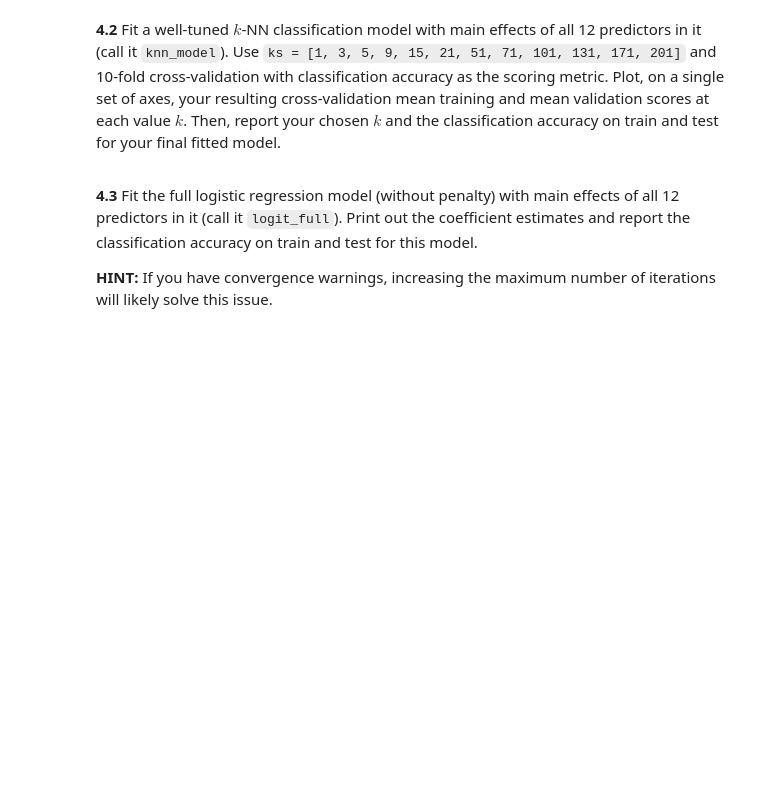
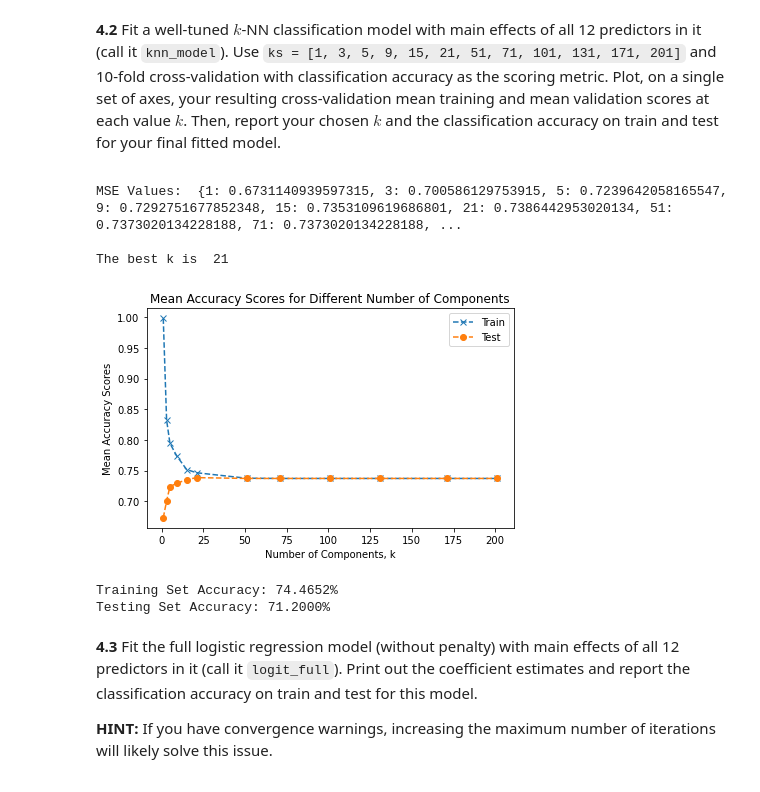
Before and after one commit to westonruths/ac209a, a Jupyter notebook: cs109a_hw5/cs109a_hw5.ipynb, the cells around one changed output. Saved outputs shown, nothing was run; the diff lists cells and outputs as text; code cells hidden in the pictures; blank space fills up the shorter version.

```diff
--- a/cs109a_hw5/cs109a_hw5.ipynb
+++ b/cs109a_hw5/cs109a_hw5.ipynb
@@ -698,0 +782,18 @@ $AP \geq 554.06$
+# %%
+# your code here
+non_binary_predict= ["test", "ap", "avg_ap", "sat_subjects", "gpa"]
+scaler= StandardScaler()
+nbpredict= scaler.fit_transform(college_train[non_binary_predict])
+nbpredict1= scaler.fit_transform(college_test[non_binary_predict])
+
+college_train['test']= nbpredict[:, 0]
+college_train['ap']= nbpredict[:, 1]
+college_train['avg_ap']= nbpredict[:,2]
+college_train['sat_subjects']= nbpredict[:,3]
+college_train['gpa']= nbpredict[:, 4]
+
+college_test['test']= nbpredict1[:, 0]
+college_test['ap']= nbpredict1[:, 1]
+college_test['avg_ap']= nbpredict1[:,2]
+college_test['sat_subjects']= nbpredict1[:,3]
+college_test['gpa']= nbpredict1[:, 4]
@@ -709,3 +815,62 @@ np.random.seed(121) # Do not delete or modify this line of code
+# %%
+np.random.seed(121) # Do not delete or modify this line of code
+
+# your code here
+ks = [1, 3, 5, 9, 15, 21, 51, 71, 101, 131, 171, 201]
+predictors = [
+    "test", "ap", "avg_ap", "sat_subjects",
+    "gpa", "female", "minority", "international",
+    "sports", "harvard", "early_app", "alumni",
+]
+
+X_train = college_train[predictors]
+y_train = college_train['admitted']
+
+X_test = college_test[predictors]
+y_test = college_test['admitted']
+
+mse_vals_train = {}
+mse_vals_test = {}
+
+for k in ks:
+    knn_model = KNeighborsClassifier(n_neighbors=k).fit(X_train, y_train)
+    mse_score = cross_validate(knn_model, X_train, y_train, cv=10, scoring="accuracy", return_train_score=True)
+    mse_vals_train[k] = np.mean(mse_score['train_score'])
+    mse_vals_test[k] = np.mean(mse_score['test_score'])
+
+print ("MSE Values: ", mse_vals_test)
+best_k = max(mse_vals_test, key=mse_vals_test.get)
+print ("\nThe best k is ", best_k)
+
+plt.plot(mse_vals_train.keys(), mse_vals_train.values(), "x--", label="Train")
+plt.plot(mse_vals_test.keys(), mse_vals_test.values(), "o--", label="Test")
+plt.title("Mean Accuracy Scores for Different Number of Components")
+plt.xlabel("Number of Components, k")
+plt.ylabel("Mean Accuracy Scores")
+plt.legend()
+plt.tight_layout()
+plt.show()
+
+#Training
+knn_model = KNeighborsClassifier(n_neighbors=best_k).fit(X_train, y_train)
+
+#Predict
+y_pred_train = knn_model.predict(X_train)
+y_pred_test = knn_model.predict(X_test)
+
+#Perfromance Evaluation
+train_score = accuracy_score(y_train, y_pred_train)*100
+test_score = accuracy_score(y_test, y_pred_test)*100
+
+print("Training Set Accuracy: {:.4f}%".format(train_score))
+print("Testing Set Accuracy: {:.4f}%".format(test_score))
+# %% [output]
+MSE Values:  {1: 0.6731140939597315, 3: 0.700586129753915, 5: 0.7239642058165547, 9: 0.7292751677852348, 15: 0.7353109619686801, 21: 0.7386442953020134, 51: 0.7373020134228188, 71: 0.7373020134228188, ...
+
+The best k is  21
+[figure, added]
+Training Set Accuracy: 74.4652%
+Testing Set Accuracy: 71.2000%
 # %% [markdown]
 <div class='exercise-r'>
 
```
Also changed, not shown: parts of 28 cells of this notebook, 1 other file.
